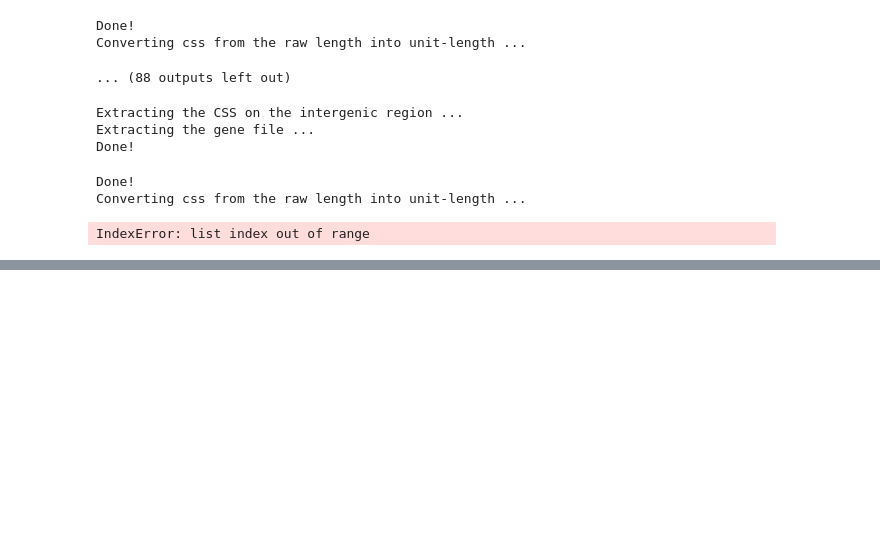
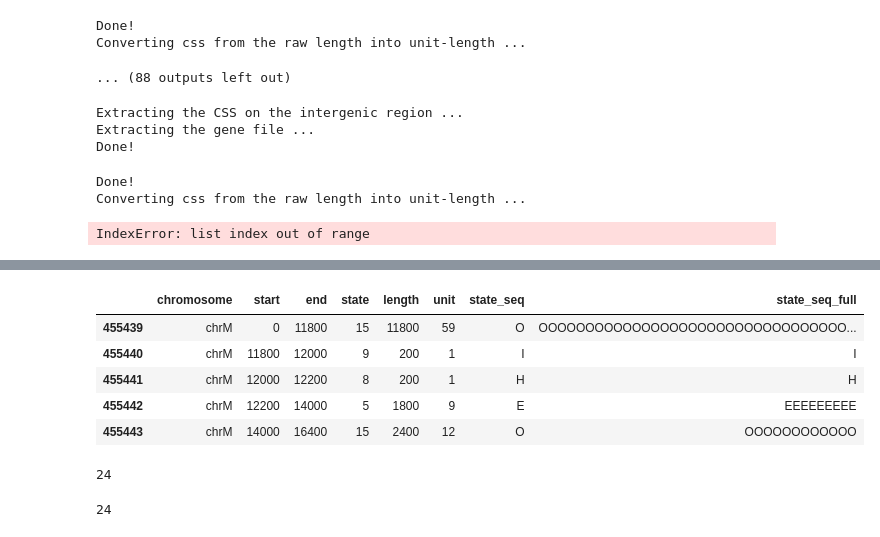
Before and after one commit to caocao0525/NSP, a Jupyter notebook: debugging.ipynb, the cells around one changed output, grey strips where cells are left out. Saved outputs shown, nothing was run; the diff lists cells and outputs as text; code cells hidden in the pictures; blank space fills up the shorter version.

```diff
--- a/debugging.ipynb
+++ b/debugging.ipynb
@@ -872,0 +1245,9 @@ merged_list=
+# %%
+df_chr_list[-2].head()
+# %% [output]
+|  | chromosome | start | end | state | length | unit | state_seq | state_seq_full |
+| 455439 | chrM | 0 | 11800 | 15 | 11800 | 59 | O | OOOOOOOOOOOOOOOOOOOOOOOOOOOOOOOOO... |
+| 455440 | chrM | 11800 | 12000 | 9 | 200 | 1 | I | I |
+| 455441 | chrM | 12000 | 12200 | 8 | 200 | 1 | H | H |
+| 455442 | chrM | 12200 | 14000 | 5 | 1800 | 9 | E | EEEEEEEEE |
+| 455443 | chrM | 14000 | 16400 | 15 | 2400 | 12 | O | OOOOOOOOOOOO |
@@ -872,0 +1256,8 @@ merged_list=
+# %%
+len(long_css)
+# %% [output]
+24
+# %%
+len(css_Ngene_lst_all)
+# %% [output]
+24
```
Also changed, not shown: parts of 87 cells of this notebook, 3 other files.
